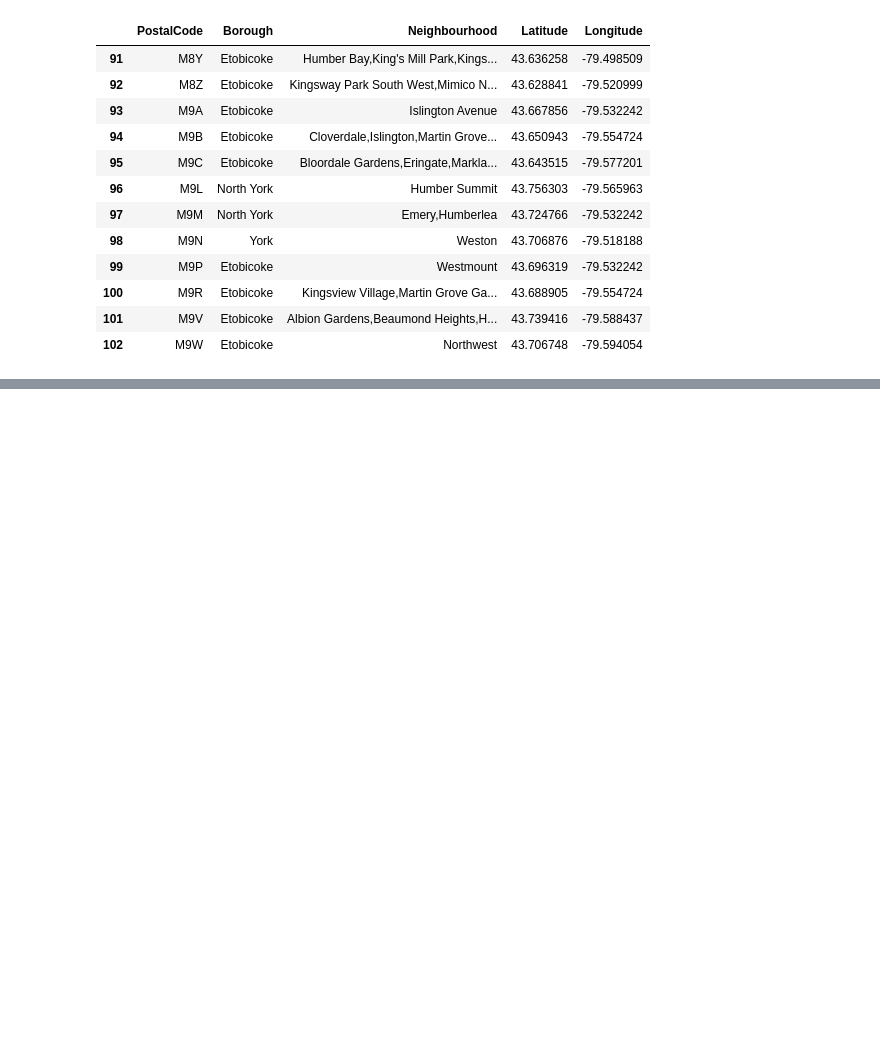
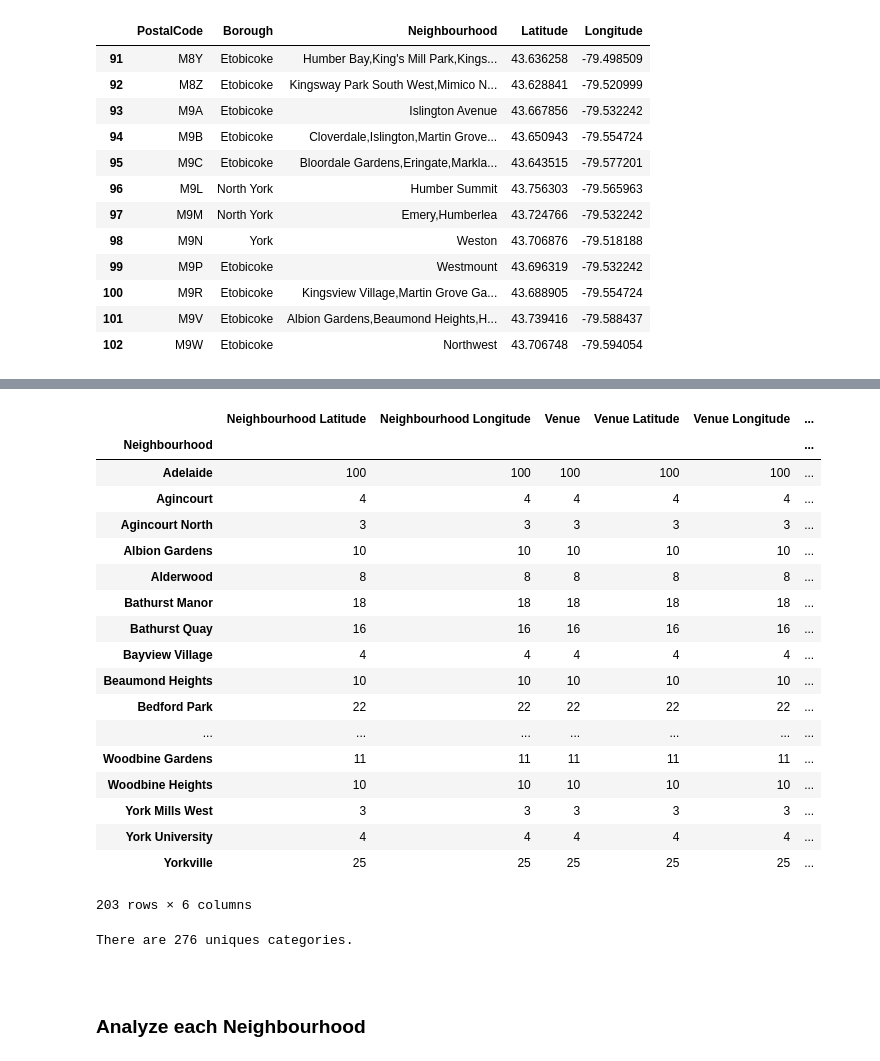
Before and after one commit to KumbleVijayalakshmi/Applied-Data-Science-Capstone, a Jupyter notebook: Neighborhoods in Toronto.ipynb, the cells around one changed output, grey strips where cells are left out. Saved outputs shown, nothing was run; the diff lists cells and outputs as text; code cells hidden in the pictures; blank space fills up the shorter version.

```diff
--- a/Neighborhoods in Toronto.ipynb
+++ b/Neighborhoods in Toronto.ipynb
@@ -132,0 +327,11 @@ toronto_merged.tail(12)
+# %%
+def get_category_type(row):
+    try:
+        categories_list = row['categories']
+    except:
+        categories_list = row['venue.categories']
+
+    if len(categories_list) == 0:
+        return None
+    else:
+        return categories_list[0]['name']
@@ -132,0 +451,30 @@ toronto_merged.tail(12)
+# %%
+toronto_venues.groupby('Neighbourhood').count()
+# %% [output]
+|  | Neighbourhood Latitude | Neighbourhood Longitude | Venue | Venue Latitude | Venue Longitude | ... |
+| Neighbourhood |  |  |  |  |  | ... |
+| Adelaide | 100 | 100 | 100 | 100 | 100 | ... |
+| Agincourt | 4 | 4 | 4 | 4 | 4 | ... |
+| Agincourt North | 3 | 3 | 3 | 3 | 3 | ... |
+| Albion Gardens | 10 | 10 | 10 | 10 | 10 | ... |
+| Alderwood | 8 | 8 | 8 | 8 | 8 | ... |
+| Bathurst Manor | 18 | 18 | 18 | 18 | 18 | ... |
+| Bathurst Quay | 16 | 16 | 16 | 16 | 16 | ... |
+| Bayview Village | 4 | 4 | 4 | 4 | 4 | ... |
+| Beaumond Heights | 10 | 10 | 10 | 10 | 10 | ... |
+| Bedford Park | 22 | 22 | 22 | 22 | 22 | ... |
+| ... | ... | ... | ... | ... | ... | ... |
+| Woodbine Gardens | 11 | 11 | 11 | 11 | 11 | ... |
+| Woodbine Heights | 10 | 10 | 10 | 10 | 10 | ... |
+| York Mills West | 3 | 3 | 3 | 3 | 3 | ... |
+| York University | 4 | 4 | 4 | 4 | 4 | ... |
+| Yorkville | 25 | 25 | 25 | 25 | 25 | ... |
+203 rows × 6 columns
+# %%
+print('There are {} uniques categories.'.format(len(toronto_venues['Venue Category'].unique())))
+# %% [output]
+There are 276 uniques categories.
+# %% [markdown]
+<a id='item3'></a>
+# %% [markdown]
+### Analyze each Neighbourhood
```
Also changed, not shown: parts of 43 cells of this notebook.
